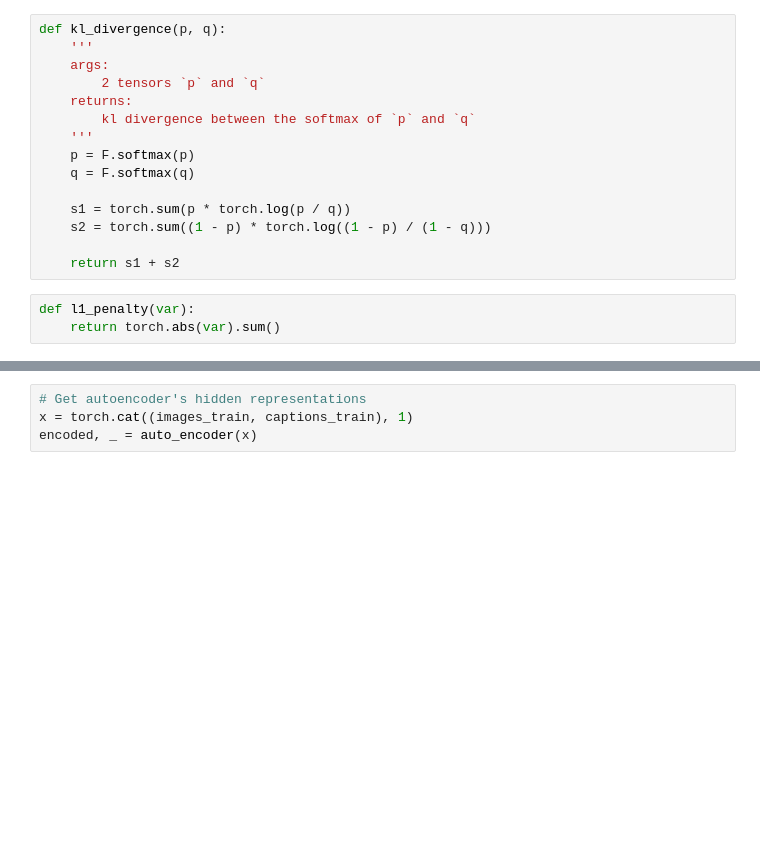
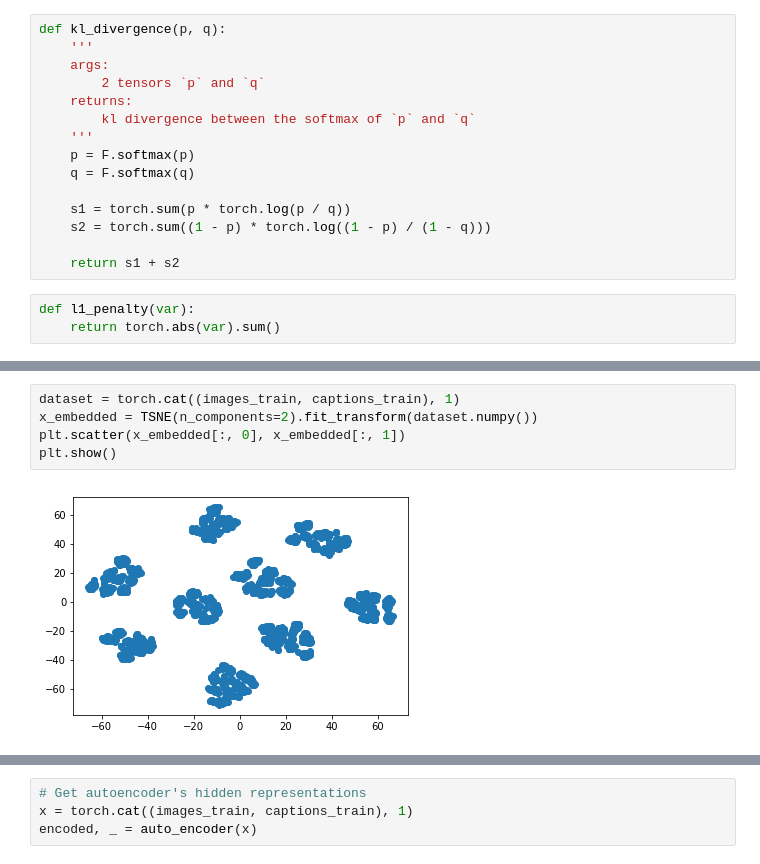
Before and after one commit to AntoineSueur/Brain-ML, a Jupyter notebook: Feature_Extraction.ipynb, the cells around one changed output, grey strips where cells are left out. Drawn from its saved outputs; the diff is of its cells as text; blank space fills up the shorter version.

```diff
--- a/Feature_Extraction.ipynb
+++ b/Feature_Extraction.ipynb
@@ -300 +333,8 @@ def l1_penalty(var):
+# %%
+dataset = torch.cat((images_train, captions_train), 1)
+x_embedded = TSNE(n_components=2).fit_transform(dataset.numpy())
+plt.scatter(x_embedded[:, 0], x_embedded[:, 1])
+plt.show()
+# %% [output]
+[figure, added]
 # %%
```
Also changed, not shown: parts of 14 cells of this notebook.
